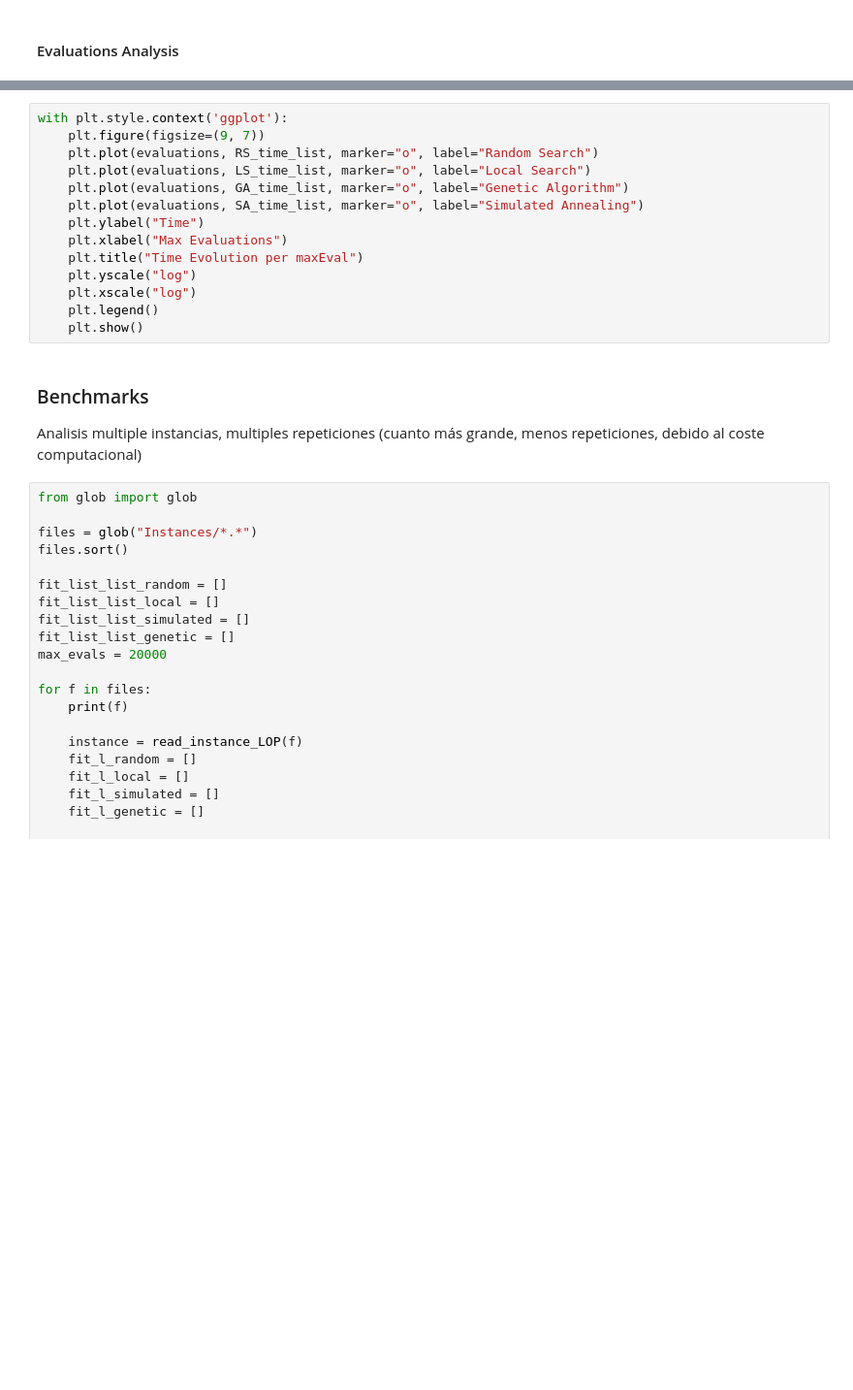
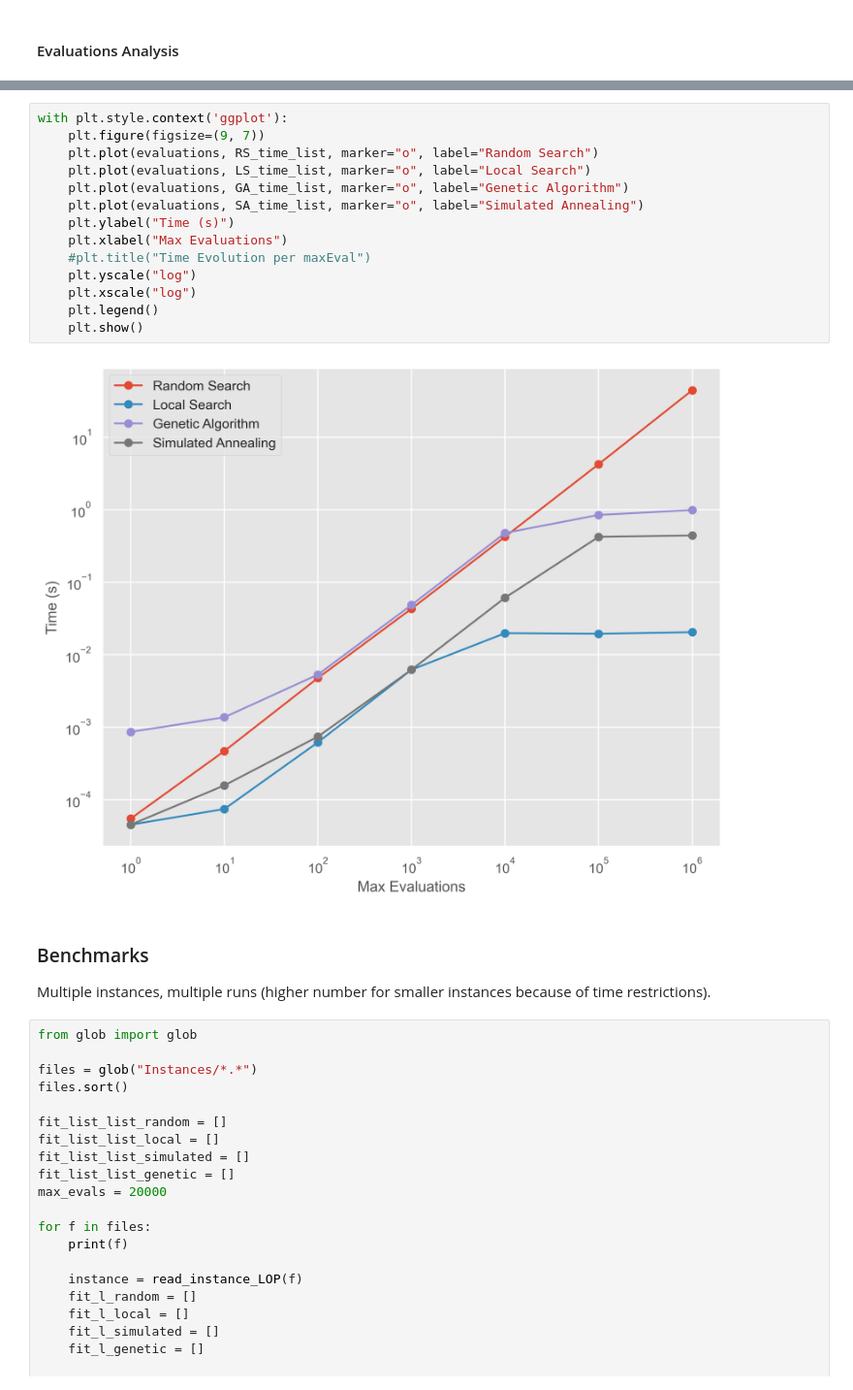
Before and after one commit to usainzg/search-heuristics, a Jupyter notebook: LOP_Naroa_Unai.ipynb, the cells around one changed output, grey strips where cells are left out. Shown at 97% size. Saved outputs shown, nothing was run; the diff lists cells and outputs as text; blank space fills up the shorter version.

```diff
--- a/LOP_Naroa_Unai.ipynb
+++ b/LOP_Naroa_Unai.ipynb
@@ -1007,21 +1017,22 @@ with plt.style.context('ggplot'):
 # %%
 with plt.style.context('ggplot'):
     plt.figure(figsize=(9, 7))
     plt.plot(evaluations, RS_time_list, marker="o", label="Random Search")
     plt.plot(evaluations, LS_time_list, marker="o", label="Local Search")
     plt.plot(evaluations, GA_time_list, marker="o", label="Genetic Algorithm")
     plt.plot(evaluations, SA_time_list, marker="o", label="Simulated Annealing")
-    plt.ylabel("Time")
+    plt.ylabel("Time (s)")
     plt.xlabel("Max Evaluations")
-    plt.title("Time Evolution per maxEval")
+    #plt.title("Time Evolution per maxEval")
     plt.yscale("log")
     plt.xscale("log")
     plt.legend()
     plt.show()
+# %% [output]
+[figure, added]
-# %% [markdown]
-### Benchmarks
-Analisis multiple instancias, multiples repeticiones
-(cuanto más grande, menos repeticiones, debido al coste computacional)
+# %% [markdown]
+### Benchmarks
+Multiple instances, multiple runs (higher number for smaller instances because of time restrictions).
 # %%
 from glob import glob
 
```
Also changed, not shown: parts of 2 cells of this notebook.
